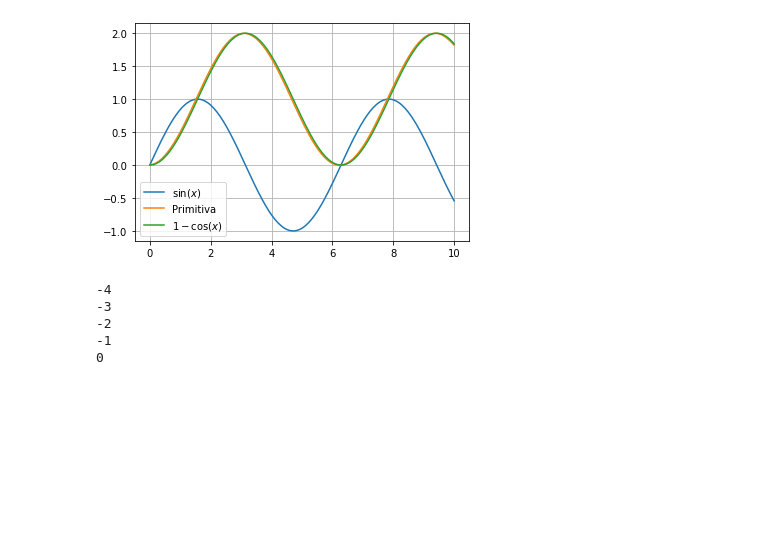
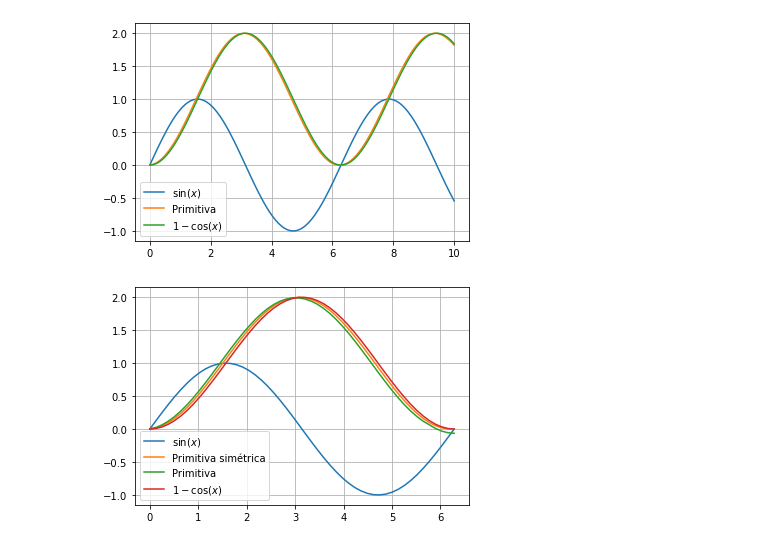
Before and after one commit to richmf/FisComp26-2, a Jupyter notebook: Primitiva.ipynb, the cells around one changed output. Cells and saved outputs as stored; diff of their text form; code cells hidden in the pictures; blank space fills up the shorter version.

```diff
--- a/Primitiva.ipynb
+++ b/Primitiva.ipynb
@@ -43,12 +43,25 @@ plt.grid(),plt.legend()
 plt.show()
 # %% [output]
 [figure]
-# %%
-for i in range(-4,1):
-    print(i)
-# %% [output]
--4
--3
--2
--1
-0
+# %%
+def primitiva_sim(f,x,ci=0):
+    integral , h = np.zeros_like(f) , x[1]-x[0]
+    integral[0] = 0.5*(17*f[0] + 7*f[1] + f[2] - f[3])
+    for i in range(1,len(x)-1):
+        integral[i] += integral[i-1] + (f[i+1] + 22*f[i] + f[i-1])
+    integral[-1] = integral[-2] + 0.5*(17*f[-1] + 7*f[-2] + f[-3] - f[-4])
+    return integral*h/24 + ci
+# %%
+x = np.linspace(0,2*np.pi)
+y = np.sin(x)
+int_y_sim = primitiva_sim(y,x)
+int_y = primitiva(y,x)
+Y = 1-np.cos(x)
+plt.plot(x,y,label=r'$\sin(x)$')
+plt.plot(x,int_y_sim,label=r'Primitiva simétrica')
+plt.plot(x,int_y,label=r'Primitiva')
+plt.plot(x,Y,label=r'$1-\cos(x)$')
+plt.grid(),plt.legend()
+plt.show()
+# %% [output]
+[figure, added]
```
Also changed, not shown: parts of 1 cell of this notebook.
